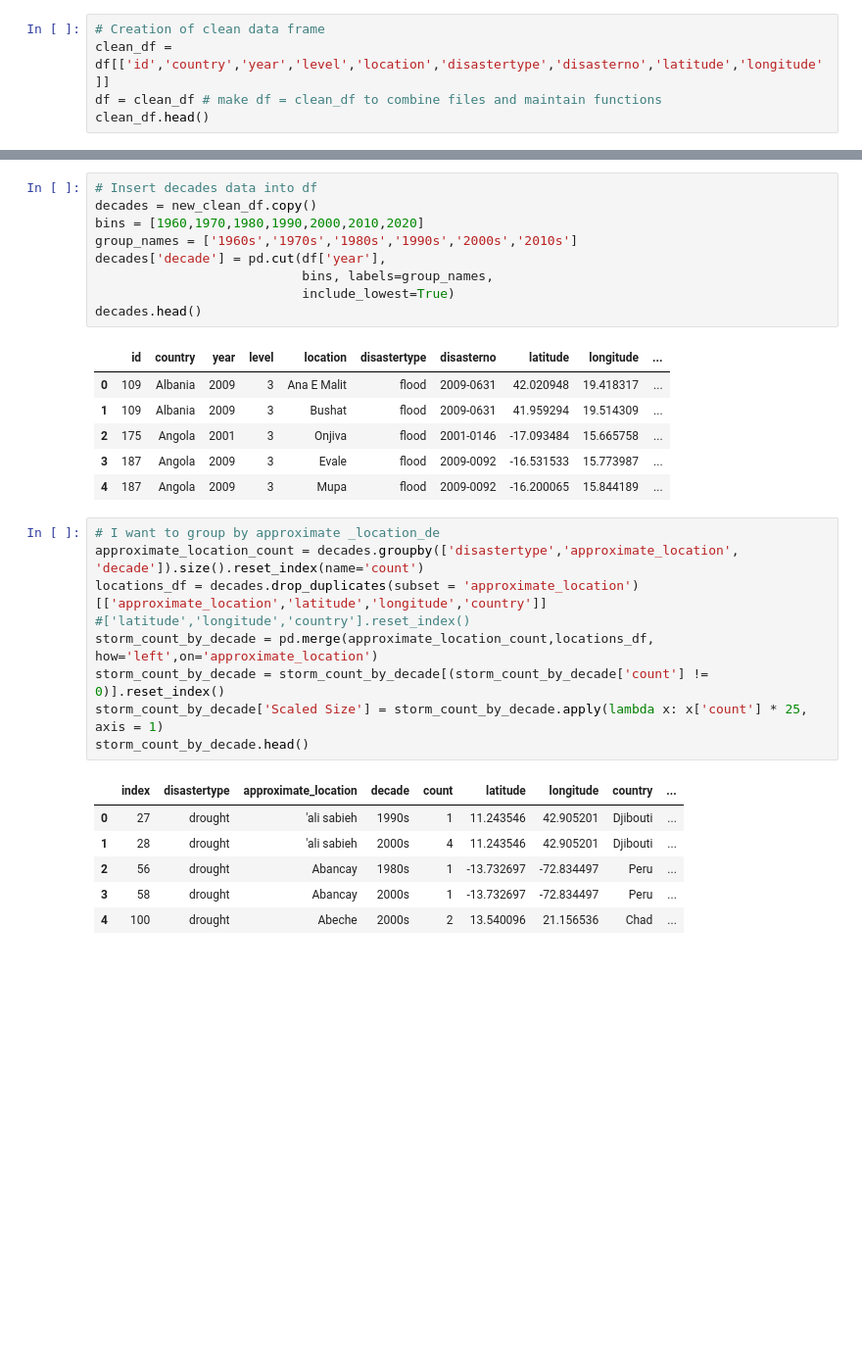
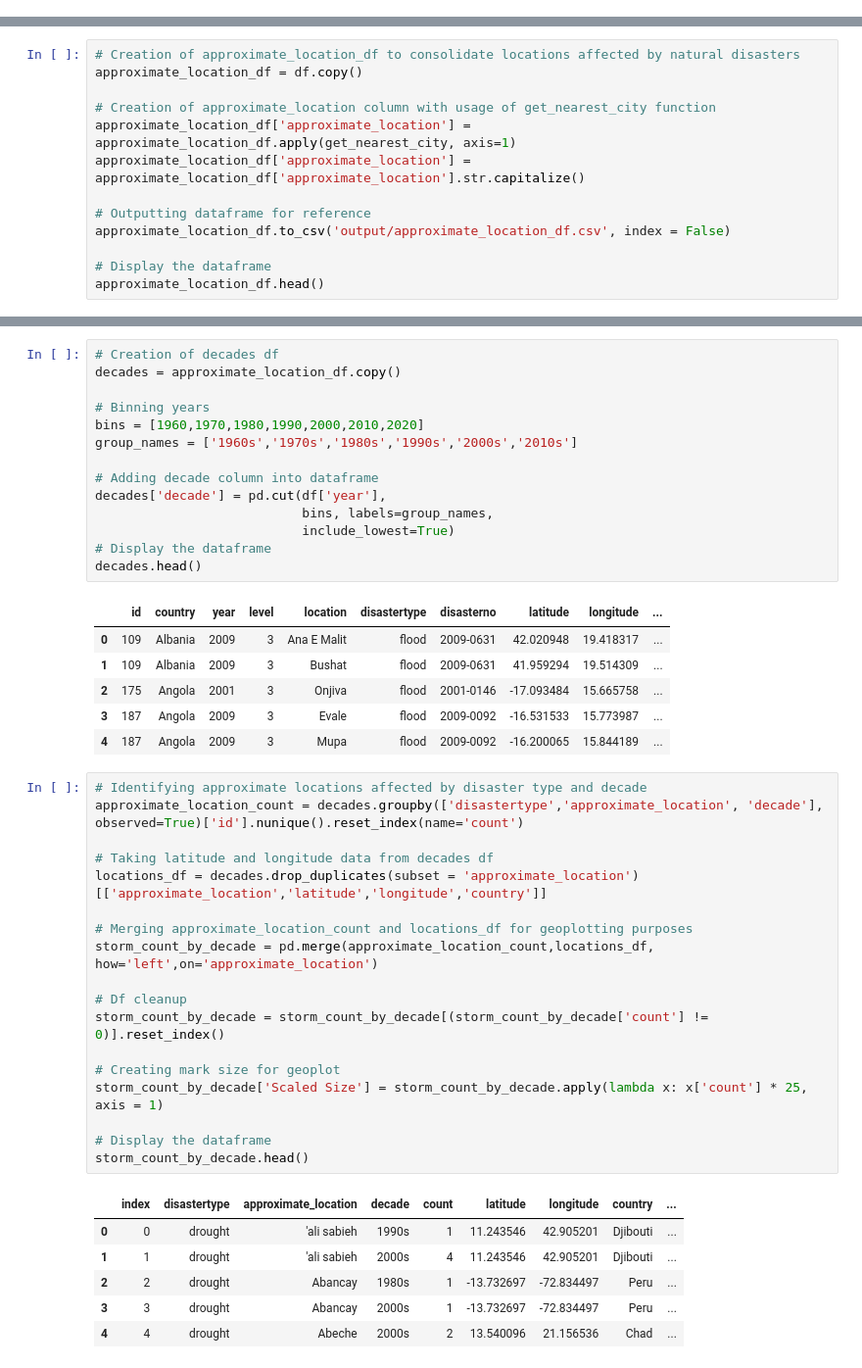
Before and after one commit to andrewplane/project_one, a Jupyter notebook: main_combined.ipynb, the cells around one changed output, grey strips where cells are left out. Shown at 98% size. Cells and saved outputs as stored; diff of their text form; blank space fills up the shorter version.

Commit message:
main_combined redo

```diff
--- a/main_combined.ipynb
+++ b/main_combined.ipynb
@@ -129,8 +149,3 @@ df.head()
 | 2 | 175 | Angola | 2001 | 3 | Onjiva | flood | 2001-0146 | -17.093484 | 15.665758 |
 | 3 | 187 | Angola | 2009 | 3 | Evale | flood | 2009-0092 | -16.531533 | 15.773987 |
 | 4 | 187 | Angola | 2009 | 3 | Mupa | flood | 2009-0092 | -16.200065 | 15.844189 |
-# %%
-# Creation of clean data frame
-clean_df = df[['id','country','year','level','location','disastertype','disasterno','latitude','longitude']]
-df = clean_df # make df = clean_df to combine files and maintain functions
-clean_df.head()
@@ -229,0 +240,13 @@ new_clean_df.head()
+# %%
+# Creation of approximate_location_df to consolidate locations affected by natural disasters
+approximate_location_df = df.copy()
+
+# Creation of approximate_location column with usage of get_nearest_city function
+approximate_location_df['approximate_location'] = approximate_location_df.apply(get_nearest_city, axis=1)
+approximate_location_df['approximate_location'] = approximate_location_df['approximate_location'].str.capitalize()
+
+# Outputting dataframe for reference
+approximate_location_df.to_csv('output/approximate_location_df.csv', index = False)
+
+# Display the dataframe
+approximate_location_df.head()
@@ -230,11 +260,16 @@ new_clean_df.head()
 # %%
-# Insert decades data into df
-decades = new_clean_df.copy()
+# Creation of decades df
+decades = approximate_location_df.copy()
+
+# Binning years
 bins = [1960,1970,1980,1990,2000,2010,2020]
 group_names = ['1960s','1970s','1980s','1990s','2000s','2010s']
+
+# Adding decade column into dataframe
 decades['decade'] = pd.cut(df['year'],
                            bins, labels=group_names,
                            include_lowest=True)
+# Display the dataframe
 decades.head()
 # %% [output]
 |  | id | country | year | level | location | disastertype | disasterno | latitude | longitude | ... |
@@ -244,18 +279,27 @@ decades.head()
 | 3 | 187 | Angola | 2009 | 3 | Evale | flood | 2009-0092 | -16.531533 | 15.773987 | ... |
 | 4 | 187 | Angola | 2009 | 3 | Mupa | flood | 2009-0092 | -16.200065 | 15.844189 | ... |
 # %%
-# I want to group by approximate _location_de
-approximate_location_count = decades.groupby(['disastertype','approximate_location', 'decade']).size().reset_index(name='count')
+# Identifying approximate locations affected by disaster type and decade
+approximate_location_count = decades.groupby(['disastertype','approximate_location', 'decade'], observed=True)['id'].nunique().reset_index(name='count')
+
+# Taking latitude and longitude data from decades df
 locations_df = decades.drop_duplicates(subset = 'approximate_location')[['approximate_location','latitude','longitude','country']]
-#['latitude','longitude','country'].reset_index()
+
+# Merging approximate_location_count and locations_df for geoplotting purposes
 storm_count_by_decade = pd.merge(approximate_location_count,locations_df, how='left',on='approximate_location')
+
+# Df cleanup
 storm_count_by_decade = storm_count_by_decade[(storm_count_by_decade['count'] != 0)].reset_index()
+
+# Creating mark size for geoplot
 storm_count_by_decade['Scaled Size'] = storm_count_by_decade.apply(lambda x: x['count'] * 25, axis = 1)
+
+# Display the dataframe
 storm_count_by_decade.head()
 # %% [output]
 |  | index | disastertype | approximate_location | decade | count | latitude | longitude | country | ... |
-| 0 | 27 | drought | 'ali sabieh | 1990s | 1 | 11.243546 | 42.905201 | Djibouti | ... |
-| 1 | 28 | drought | 'ali sabieh | 2000s | 4 | 11.243546 | 42.905201 | Djibouti | ... |
-| 2 | 56 | drought | Abancay | 1980s | 1 | -13.732697 | -72.834497 | Peru | ... |
-| 3 | 58 | drought | Abancay | 2000s | 1 | -13.732697 | -72.834497 | Peru | ... |
-| 4 | 100 | drought | Abeche | 2000s | 2 | 13.540096 | 21.156536 | Chad | ... |
+| 0 | 0 | drought | 'ali sabieh | 1990s | 1 | 11.243546 | 42.905201 | Djibouti | ... |
+| 1 | 1 | drought | 'ali sabieh | 2000s | 4 | 11.243546 | 42.905201 | Djibouti | ... |
+| 2 | 2 | drought | Abancay | 1980s | 1 | -13.732697 | -72.834497 | Peru | ... |
+| 3 | 3 | drought | Abancay | 2000s | 1 | -13.732697 | -72.834497 | Peru | ... |
+| 4 | 4 | drought | Abeche | 2000s | 2 | 13.540096 | 21.156536 | Chad | ... |
```
Also changed, not shown: parts of 72 cells of this notebook, 1 other file.
